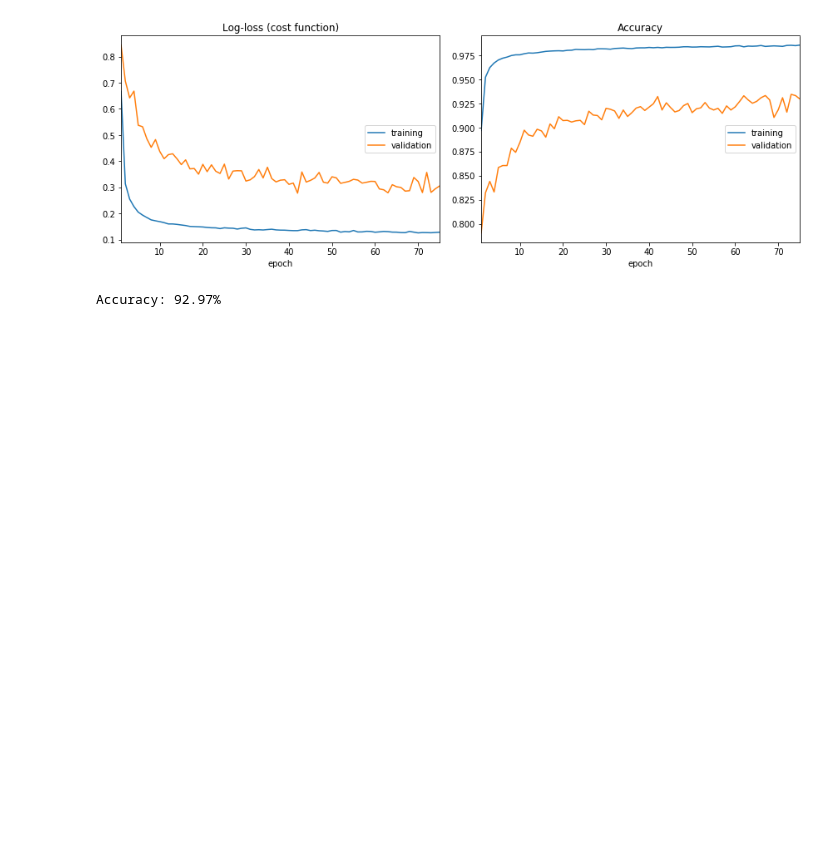
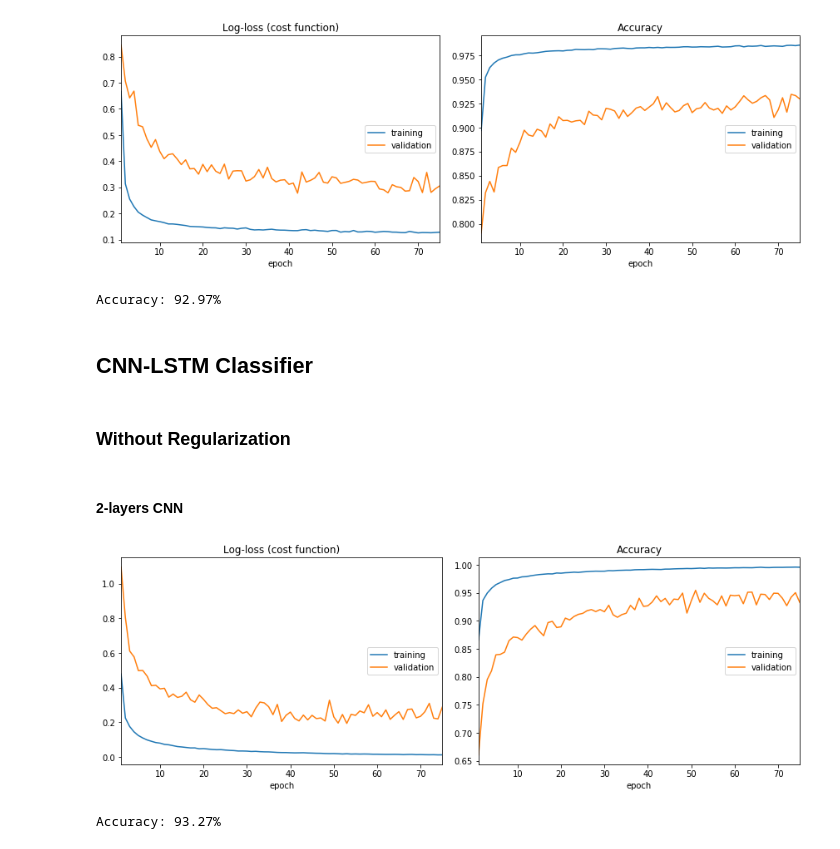
Before and after one commit to pilillo/ts-notebooks, a Jupyter notebook: ECG_classification.ipynb, the cells around one changed output. Cells and saved outputs as stored; diff of their text form; code cells hidden in the pictures; blank space fills up the shorter version.

Commit message:
ran CNN-LSTM

```diff
--- a/ECG_classification.ipynb
+++ b/ECG_classification.ipynb
@@ -646,13 +652,16 @@ See the post at https://machinelearningmastery.com/how-to-develop-rnn-models-for
 # %%
 def model_d(window_size, depth, num_categories,
             name="CNN-LSTM-Model",
+            num_cnn_stages=2,
+            return_sequences=True,
             kernel_regularizer=None, bias_regularizer=None
            ):
 
     model = Sequential(name=name)
+    cnn_dimension = 32
     # stage 1 - CNN
     model.add(Conv1D(input_shape=(window_size, depth),
-                     filters=32, # dimension of the output space
+                     filters=cnn_dimension, # dimension of the output space
                      kernel_size=5, # length of the convolution window
                      strides=1,
                      padding="same",
@@ -663,11 +672,32 @@ def model_d(window_size, depth, num_categories,
              )
     model.add(MaxPooling1D(pool_size=2, padding="same"))
     model.add(Dropout(0.3))
+
     # stage 1 output: window_size/2 x 32
+    for s in range(1, num_cnn_stages):
+        cnn_dimension = cnn_dimension * 2
+        # stage 2 - CNN
+        model.add(Conv1D(filters=cnn_dimension, # dimension of the output space doubled each stage
+                         kernel_size=5, # length of the convolution window
+                         strides=1,
+                         padding="same",
+                         activation="relu",
+                         kernel_regularizer=kernel_regularizer,
+                         bias_regularizer=bias_regularizer))
+        model.add(MaxPooling1D(pool_size=2, padding="same"))
+        model.add(Dropout(0.3))
+        # stage 2 output: window_size/(2*2s) x 64
 
     # stage 2 - LSTM
     memory_units = window_size # it's a lot but let's keep it the same as we did above
-    model.add(LSTM(memory_units))
+    model.add(LSTM(memory_units,
+                   #output_dim=memory_units,
+                   input_shape=(window_size, depth),
+                   return_sequences=return_sequences,
+                   kernel_regularizer=kernel_regularizer,
+                   bias_regularizer=bias_regularizer))
+    if return_sequences:
+        model.add(Flatten())
 
     # stage 3 - Dense output layer
     model.add(Dense(units=num_categories, activation='softmax'))
@@ -923,3 +953,28 @@ Accuracy: 92.97%
 #save_model(model, "cnn_1_l1l2_regularized", output_path="")
 # %%
 !ls
+# %% [markdown]
+## CNN-LSTM Classifier
+# %% [markdown]
+### Without Regularization
+# %% [markdown]
+#### 2-layers CNN
+# %%
+model = model_d(window_size, depth,
+                return_sequences=True, num_cnn_stages=2,
+                num_categories=y_test.shape[1])
+print model.summary()
+history = model.fit(x_train,
+                    y_train,
+                    epochs=epochs,
+                    batch_size=batch_size,
+                    verbose=2,
+                    validation_data=(x_test, y_test),
+                    callbacks=[PlotLossesKeras()])
+# %% [output]
+[figure, added]
+# %%
+scores = model.evaluate(x_test, y_test, verbose=0)
+print("Accuracy: %.2f%%" % (scores[1]*100))
+# %% [output]
+Accuracy: 93.27%
```
Also changed, not shown: parts of 8 cells of this notebook.
